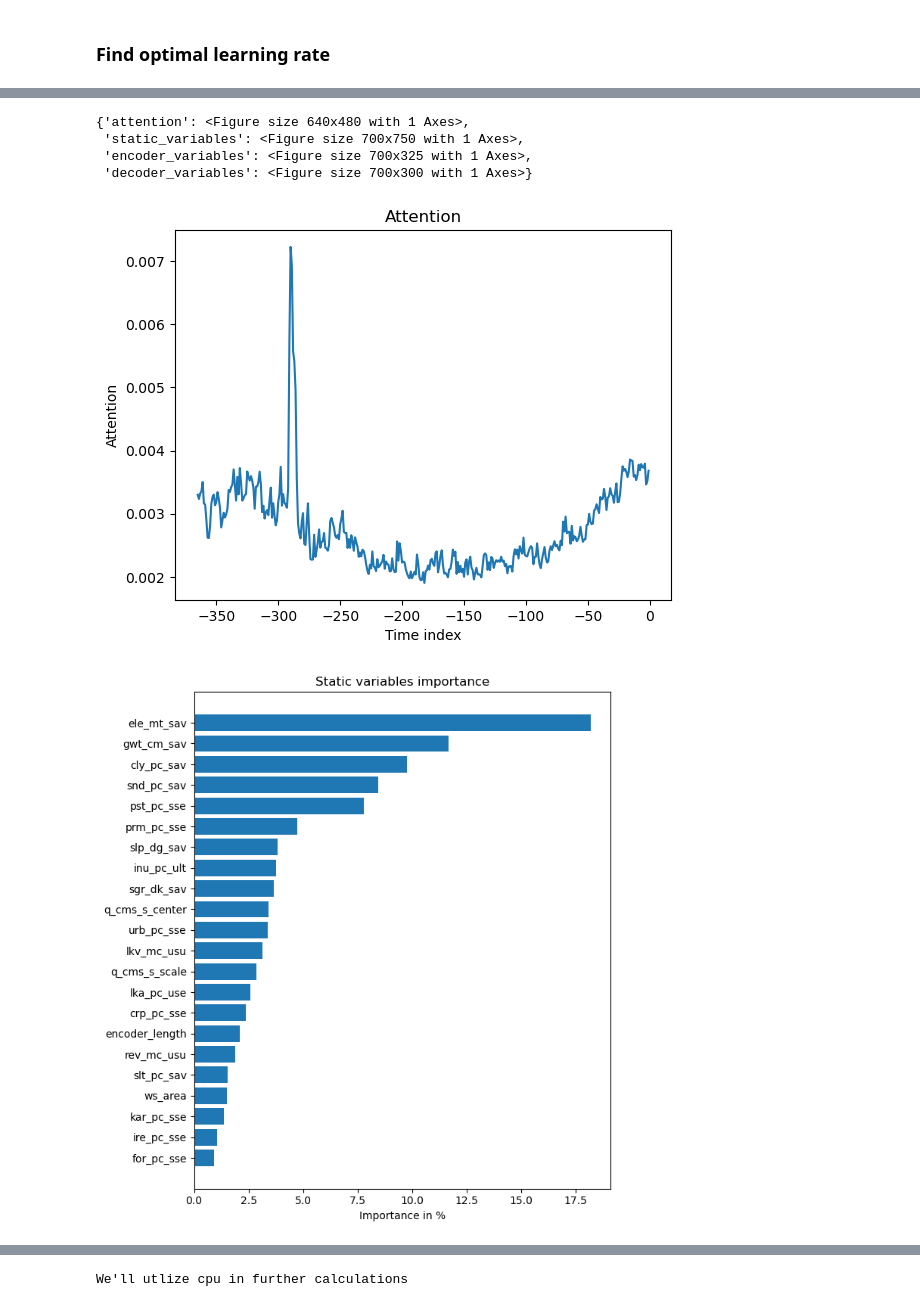
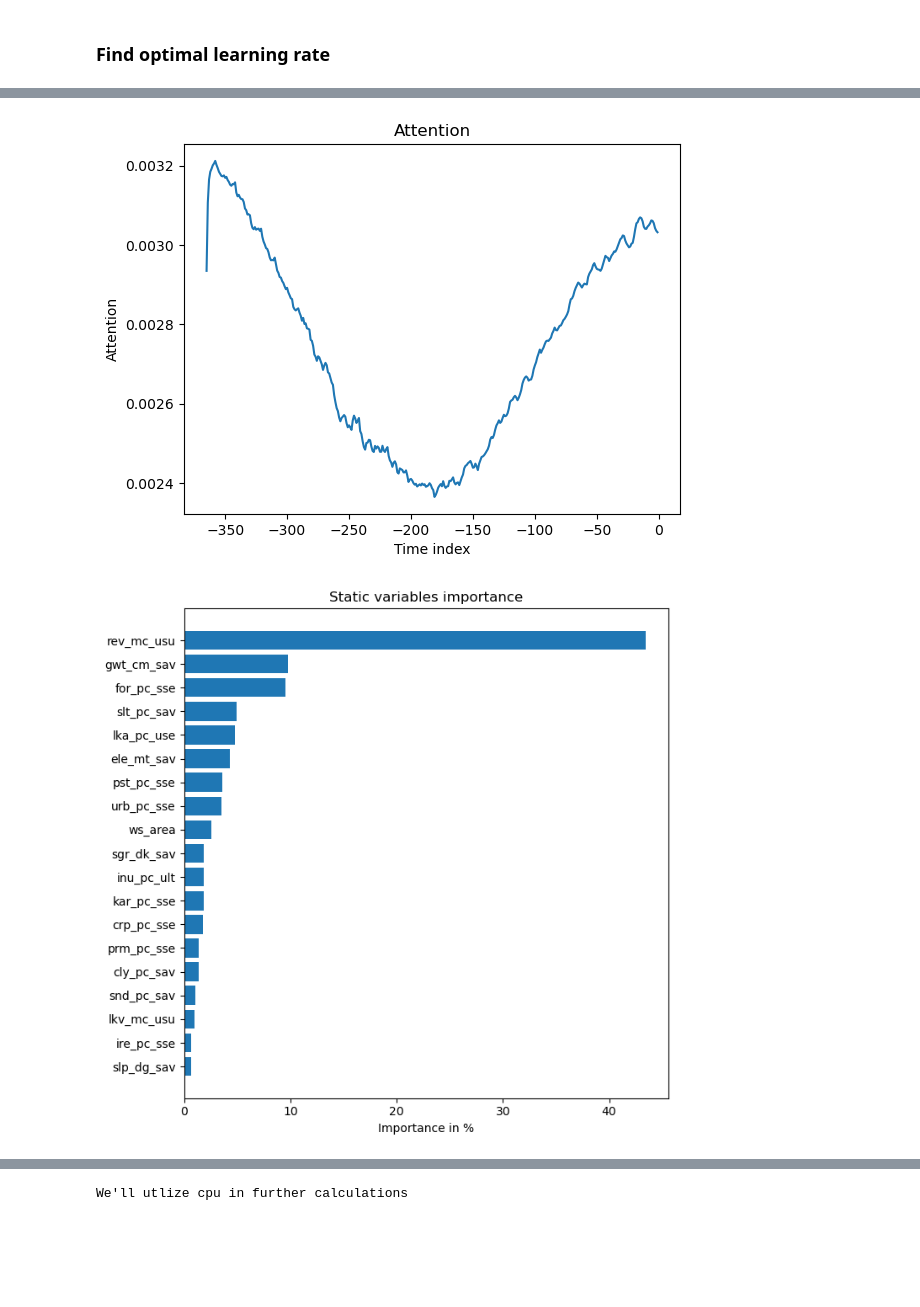
Before and after one commit to dmbrmv/my_dissertation, a Jupyter notebook: forecast/model_launch.ipynb, the cells around one changed output, grey strips where cells are left out. Cells and saved outputs as stored; diff of their text form; code cells hidden in the pictures; blank space fills up the shorter version.

```diff
--- a/forecast/model_launch.ipynb
+++ b/forecast/model_launch.ipynb
@@ -196,28 +210,23 @@ lr_logger = LearningRateMonitor()  # log the learning rate
 logger = TensorBoardLogger("lightning_logs")  # logging results to a tensorboard
 
 trainer = pl.Trainer(
-    max_epochs=6,
-    accelerator='gpu', devices=1,
+    max_epochs=10,
+    accelerator='cpu',
     enable_model_summary=True,
-    gradient_clip_val=0.1,
-    # coment in for training, running valiation every 30 batches
-    limit_train_batches=30,
-    # fast_dev_run=True,  # comment in to check that networkor dataset has no serious bugs
+    check_val_every_n_epoch=3,
+    gradient_clip_val=0.2,
+    limit_train_batches=42,
     callbacks=[lr_logger, early_stop_callback],
     logger=logger)
 
 
 tft = TemporalFusionTransformer.from_dataset(
     training,
-    learning_rate=0.001,
-    hidden_size=28,
-    attention_head_size=1,
-    dropout=0.1,
-    hidden_continuous_size=8,
-    output_size=1,  # 7 quantiles by default
-    loss=RMSE(),
-    log_interval=10,  # uncomment for learning rate finder and otherwise, e.g. to 10 for logging every 10 batches
-    reduce_on_plateau_patience=4,
-)
+    learning_rate=1e-3,
+    hidden_size=64,
+    dropout=0.24,
+    hidden_continuous_size=64,
+    loss=MALELoss(),
+    reduce_on_plateau_patience=420)
 print(f"Number of parameters in network: {tft.size()/1e3:.1f}k")
 # %% [output]
@@ -305,4 +303,0 @@ tensor(37.9804)
-# %%
-# raw predictions are a dictionary from which all kind of information including quantiles can be extracted
-raw_predictions, x = best_tft.predict(val_dataloader,
-                                      mode="raw", return_x=True)
@@ -317,0 +329,7 @@ for idx in range(4):  # plot 10 examples
+# %%
+raw_prediction, x, idx = best_tft.predict(
+    validation.filter(lambda x: x.gauge_id=='10015'),
+    mode="raw",
+    return_x=True,
+    return_index=True)
+idx.loc[:, 'date'] = val_df['date'][idx['time_idx']].values
@@ -336,10 +368,6 @@ best_tft.plot_prediction_actual_by_variable(predictions_vs_actuals);
 # %%
-interpretation = best_tft.interpret_output(raw_predictions, reduction="sum")
-best_tft.plot_interpretation(interpretation)
+interpretation = best_tft.interpret_output(raw_prediction, reduction="sum")
+best_tft.plot_interpretation(interpretation);
 # %% [output]
-{'attention': <Figure size 640x480 with 1 Axes>,
- 'static_variables': <Figure size 700x750 with 1 Axes>,
- 'encoder_variables': <Figure size 700x325 with 1 Axes>,
- 'decoder_variables': <Figure size 700x300 with 1 Axes>}
-[figure, old version]
+[figure, new version]
-[figure, old version]
+[figure, new version]
```
Also changed, not shown: parts of 22 cells of this notebook, 4 other files.
